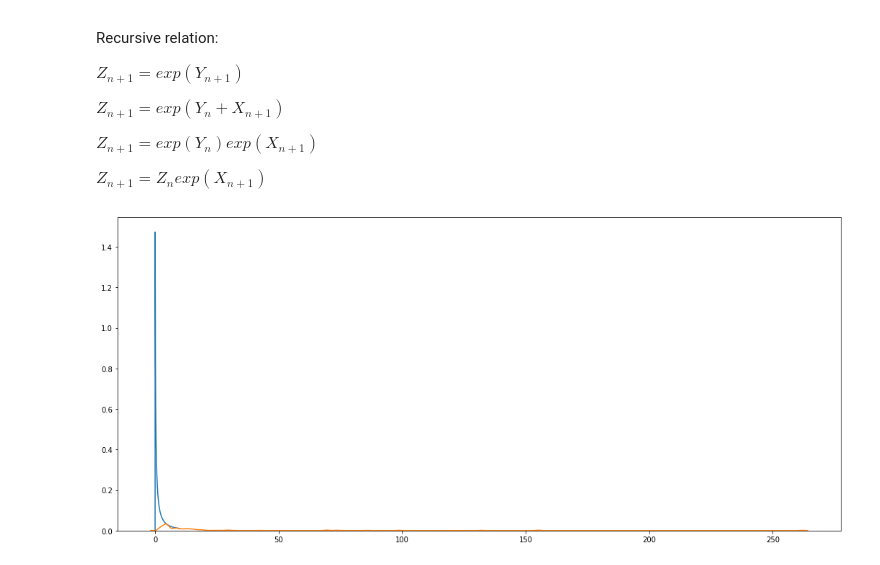
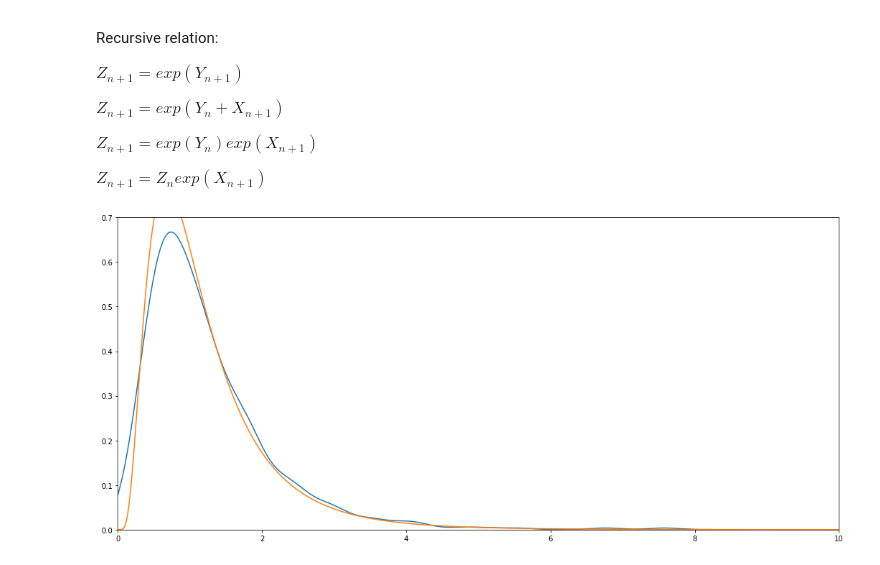
Before and after one commit to chasmani/networks_and_random_processes, a Jupyter notebook: Problem Sheet 1 Answers.ipynb, the cells around one changed output. Drawn from its saved outputs; the diff is of its cells as text; code cells hidden in the pictures.

Commit message:
empirical pdf okay

```diff
--- a/Problem Sheet 1 Answers.ipynb
+++ b/Problem Sheet 1 Answers.ipynb
@@ -415,59 +415,68 @@ def box_plots(mu,sigma,tmax):
     plt.figure(3)
     plt.boxplot(results[:,[99]])
 
-
     ## Check all this with someone else once you can
 
+def empirical_pdf_at_timestep(mu,sigma,tmax, timestep):
 
-def empirical_pdf_at_timestep(mu,sigma,tmax, timestep):
 
     results = empirical_results(mu,sigma,tmax)
     timestep_results = results[:,[timestep-1]]
     #plt.hist(timestep_results, density=True)
-    #kde = stats.gaussian_kde(timestep_results.reshape(500))
+
+    # KDE plot 1
+    kde = stats.gaussian_kde(timestep_results.reshape(500))
     xx = np.linspace(0,10,1000)
     #plt.plot(xx, kde(xx))
 
+    # KDE plot 2
+    sns.kdeplot(timestep_results.reshape(500), gridsize=10000 )
 
-    #rv = stats.lognorm([(sigma)*(timestep**0.5)], scale=np.exp(timestep*mu))
-    #plt.plot(xx, rv.pdf(xx))
+    # Theoretical plot 1
+    rv = stats.lognorm([(sigma)*(timestep**0.5)], scale=np.exp(timestep*mu))
+    plt.plot(xx, rv.pdf(xx))
 
-    plt.plot(xx, log_normal_pdf(xx, mu, sigma, timestep))
+    x1,x2,y1,y2 = plt.axis()
 
-    sns.kdeplot(timestep_results.reshape(500))
+    plt.axis((0,10,y1,y2))
+
+    # Theoretical plot 2
+    #plt.plot(xx, log_normal_pdf(xx, mu, sigma, timestep))
 
 def log_normal_pdf(z_input, mu, sigma, timestep):
 
     pdf_sequence = []
 
     for z in z_input:
 
         if z == 0:
             pdf_sequence.append(0)
         else:
             exp_numerator = -1*((math.log(z) - timestep*mu)**2)
             exp_denominator = 2 * timestep * sigma**2
             answer = (1/z) * 1/(sigma) * 1/((2*math.pi*timestep)**0.5)* np.exp(exp_numerator/exp_denominator)
             pdf_sequence.append(answer)
     return pdf_sequence
 
-
-
 def ergodic_average(mu,sigma,tmax):
 
     result = one_realisation(mu,sigma,tmax)[1]
 
     ergodic_totals = np.cumsum(result)
     n_sequence = np.array(range(tmax))+1
     ergodic_averages = np.divide(ergodic_totals, n_sequence)
 
     plt.figure(4)
     plt.plot(range(tmax), ergodic_averages)
 
-empirical_pdf_at_timestep(mu,sigma,tmax,100)
+empirical_pdf_at_timestep(mu,sigma,tmax,10)
+# Do graphs individually, make them nice
+
+
+
 #box_plots(mu,sigma,tmax)
 # %% [output]
-[figure, old version]
+[figure, new version]
 # %%
 ## Part e
 
```
Also changed, not shown: parts of 1 cell of this notebook, 3 other files.
